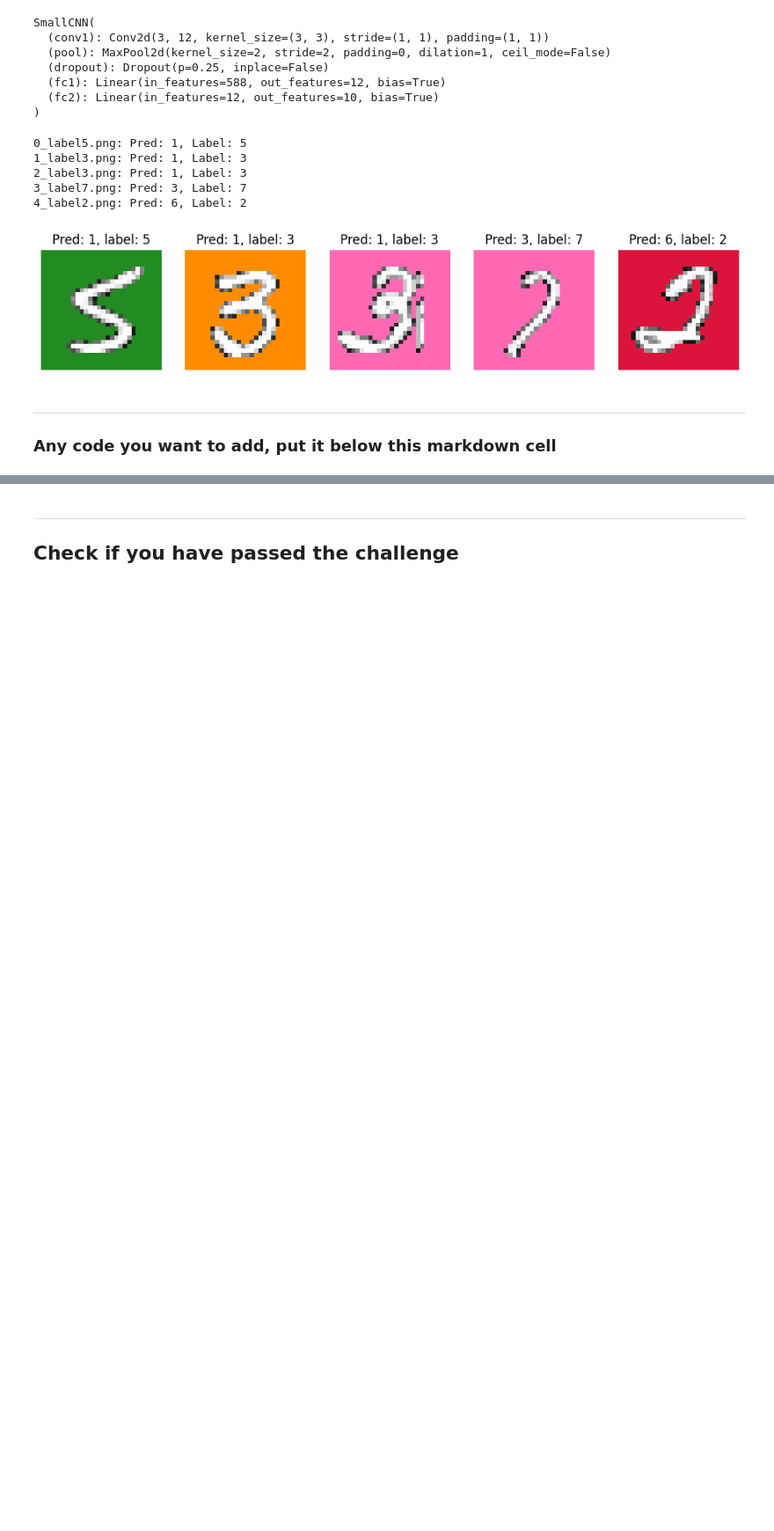
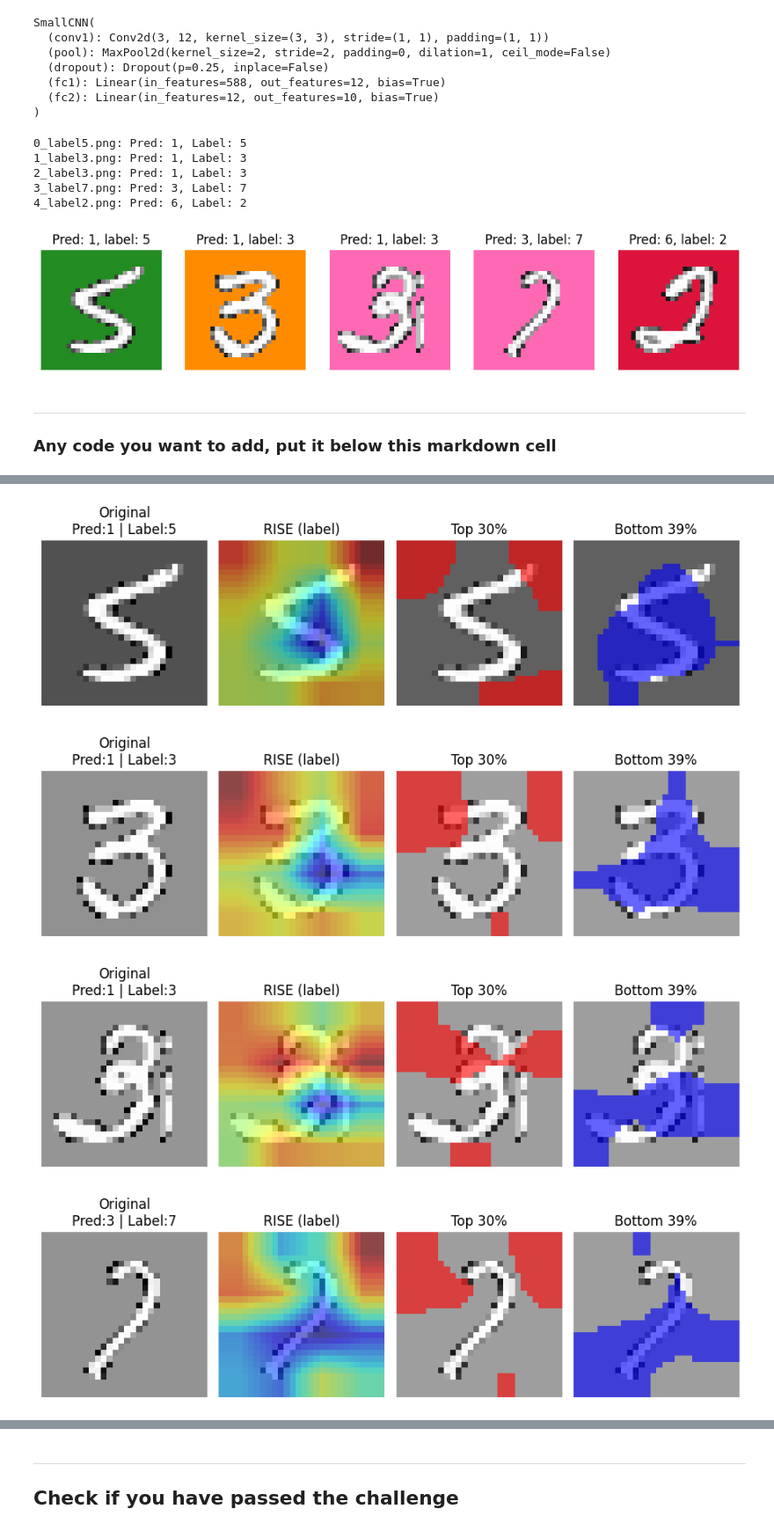
Before and after one commit to ICAI-IMAT-XAI/p2-computer-vision-git-glitter, a Jupyter notebook: notebook/challenge.ipynb, the cells around one changed output, grey strips where cells are left out. Shown at 88% size. Cells and saved outputs as stored; diff of their text form; code cells hidden in the pictures; blank space fills up the shorter version.

```diff
--- a/notebook/challenge.ipynb
+++ b/notebook/challenge.ipynb
@@ -601,0 +159,77 @@ RuntimeError: Trying to backward through the graph a second time (or directly ac
+# %%
+# RISE en todas las imágenes
+
+# Función para extraer el número de canales de entrada
+for module in model.modules():
+    if isinstance(module, nn.Conv2d):
+        in_ch = module.in_channels
+        break
+
+# Parámetros RISE
+TARGET   = 'label' # Clase a explicar (la clase objetivo o la clase predicha)
+N_MASKS  = 2000 # Número de máscaras aleatorias
+CELL_S   = 7 # Tamaño de celda para las máscaras
+KEEP_P   = 0.5 # Probabilidad de que una celda esté activa en la máscara
+BATCH    = 128 # Tamaño del batch para procesar las máscaras
+TOP_PCT  = 30 # Percentil superior para visualizar
+LOW_PCT = 39 # Percentil inferior (indicará los píxeles que modificaremos)
+
+# Guardaremos las máscaras de los píxeles menos relevantes
+low40_masks = []
+
+for image in image_files:
+    img_pil = Image.open(image).convert('L')
+    x = transforms.functional.to_tensor(img_pil) # (1,H,W) [0,1]
+    # Ajustar canales si es necesario
+    if in_ch == 3 and x.shape[0] == 1: x = x.repeat(3,1,1)
+    if in_ch == 1 and x.shape[0] == 3: x = x[:1]
+    # Añadir la dimensión del batch
+    x = x.unsqueeze(0).to(device)
+
+    # Obtener predicción del modelo
+    logits = model(x)
+    pred = int(torch.argmax(logits, dim=1).item())
+    # Obtener label de la imagen
+    label = int(image.stem[-1])
+    # Definir la clase objetivo para explicar
+    target = pred if TARGET == 'pred' else label
+
+    # Calcular el saliency map con RISE
+    heat = rise_saliency(model, x, target, N=N_MASKS, s=CELL_S, p=KEEP_P, batch_size=BATCH)
+
+    # Definir el threshold de los píxeles más importantes
+    thr = np.percentile(heat, 100 - TOP_PCT)
+    mask_top40 = (heat >= thr)
+
+    # Obtener imagen en RGB y en BW
+    rgb = img_pil.convert("RGB")
+    base = np.asarray(rgb, dtype=np.float32)/255.0
+
+    # Colorear de rojo los píxeles más relevantes para la predicción de la clase objetivo
+    red = base.copy()
+    red[mask_top40] = [1.0, 0.0, 0.0]
+
+    # Definir el threshold de los píxeles menos relevantes y guardar la máscara
+    thr = np.percentile(heat, LOW_PCT)
+    mask_low40 = (heat <= thr)
+    low40_masks.append(mask_low40)
+
+    # Colorear de azul los píxeles menos relevantes para la predicción de la clase objetivo
+    blue = base.copy()
+    blue[mask_low40] = [0.0, 0.0, 1.0]
+
+    # Visualizar imagen original y saliency map
+    fig, axs = plt.subplots(1, 4, figsize=(9,3))
+    axs[0].imshow(img_pil, cmap='gray'); axs[0].set_title(f'Original\nPred:{pred} | Label:{label}'); axs[0].axis('off')
+    axs[1].imshow(overlay(img_pil, heat)); axs[1].set_title(f'RISE ({TARGET})'); axs[1].axis('off')
+    # Visualizar los píxeles más importantes (si tapo estos pixeles baja mucho la precisión)
+    axs[2].imshow(np.clip(0.6*red + 0.4*base, 0, 1)); axs[2].set_title(f'Top {TOP_PCT}%'); axs[2].axis('off')
+    # Visualizar los píxeles menos importantes (serán los que modificaremos)
+    axs[3].imshow(np.clip(0.6*blue + 0.4*base, 0, 1)); axs[3].set_title(f'Bottom {LOW_PCT}%'); axs[3].axis('off')
+    plt.tight_layout()
+    plt.show()
+# %% [output]
+[figure, added]
+[figure, added]
+[figure, added]
+[figure, added]
```
Also changed, not shown: parts of 16 cells of this notebook.
